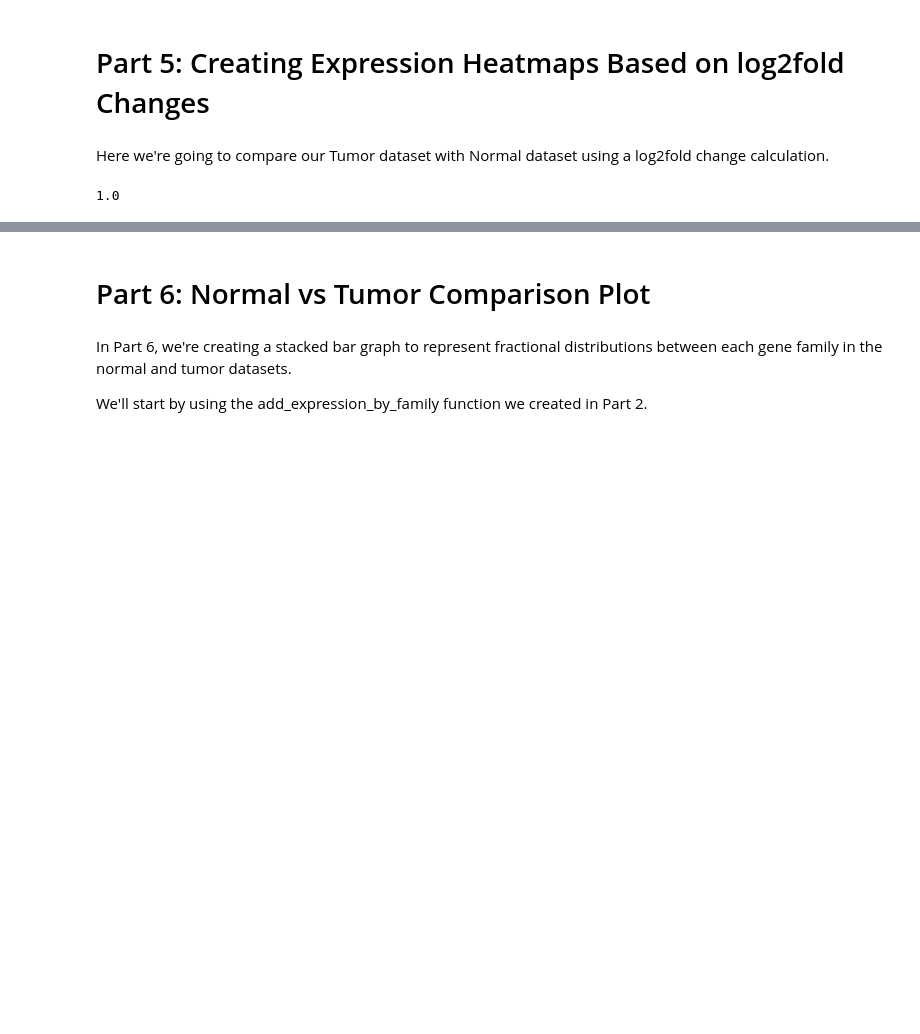
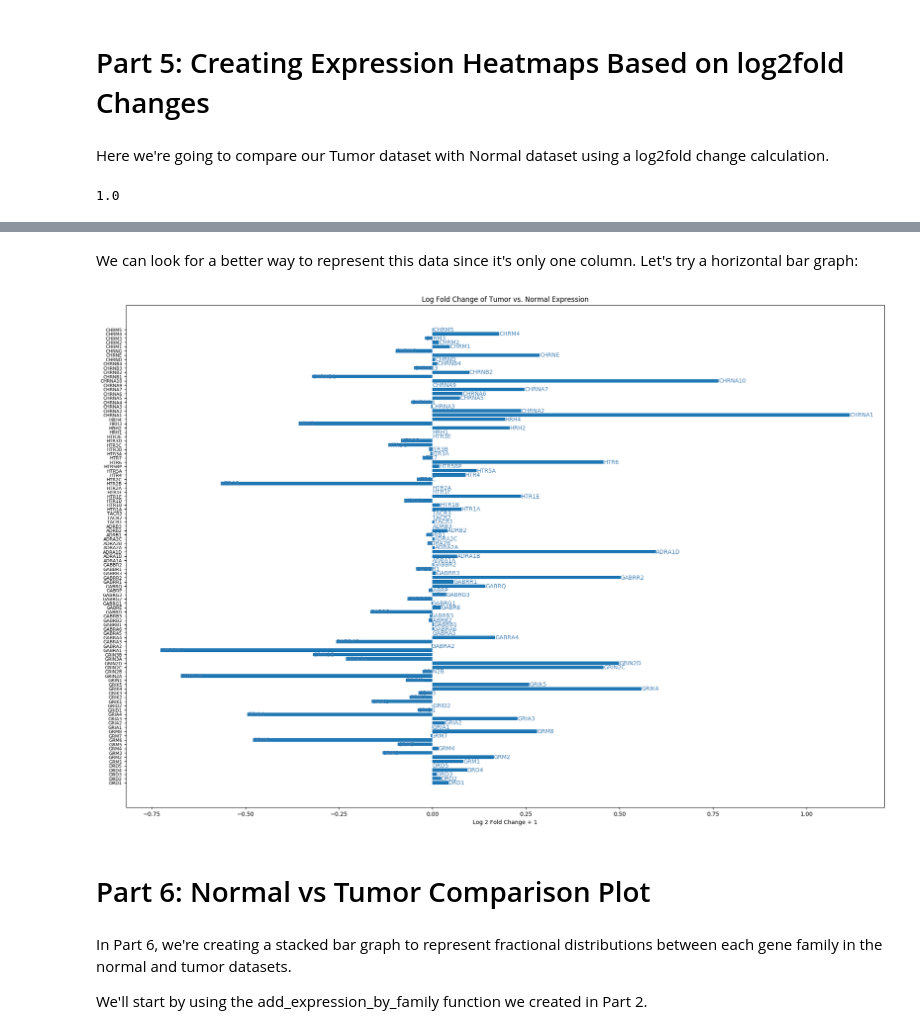
Before and after one commit to sophiaho/broad-work, a Jupyter notebook: cancer_expression_heatmap.ipynb, the cells around one changed output, grey strips where cells are left out. Cells and saved outputs as stored; diff of their text form; code cells hidden in the pictures; blank space fills up the shorter version.

```diff
--- a/cancer_expression_heatmap.ipynb
+++ b/cancer_expression_heatmap.ipynb
@@ -814,3 +811,37 @@ print (log2fold(2, 4))
+# %% [markdown]
+We can look for a better way to represent this data since it's only one column. Let's try a horizontal bar graph:
+# %%
+def draw_horizontal_bar_chart(table, y_axis_list):
+
+    #np.random.seed(19680801)
+
+    plt.rcdefaults()
+    fig, ax = plt.subplots()
+
+    y_pos = np.arange(len(y_axis_list))
+
+
+    ax.barh(y_pos, table['Log 2 Fold Change + 1'].tolist(), align='center')
+    ax.set_yticks(y_pos)
+    ax.set_yticklabels(y_axis_list, fontsize=8)
+    ax.set_xlabel('Log 2 Fold Change + 1')
+    ax.set_title('Log Fold Change of Tumor vs. Normal Expression')
+
+    rects = ax.patches
+
+
+    for i, v in enumerate(y_axis_list):
+        plt.text(rects[i].get_width(), i, v, color='steelblue', va="center")
+
+    # resizing the graph
+    fig = plt.gcf()
+    fig.set_size_inches(24, 16)
+
+    plt.show()
+
+draw_horizontal_bar_chart(log2fold_rnaseq, log2fold_rnaseq['hgnc_symbol'].tolist())
+# %% [output]
+[figure, added]
 # %% [markdown]
 # Part 6: Normal vs Tumor Comparison Plot
 # %% [markdown]
```
Also changed, not shown: parts of 27 cells of this notebook.
